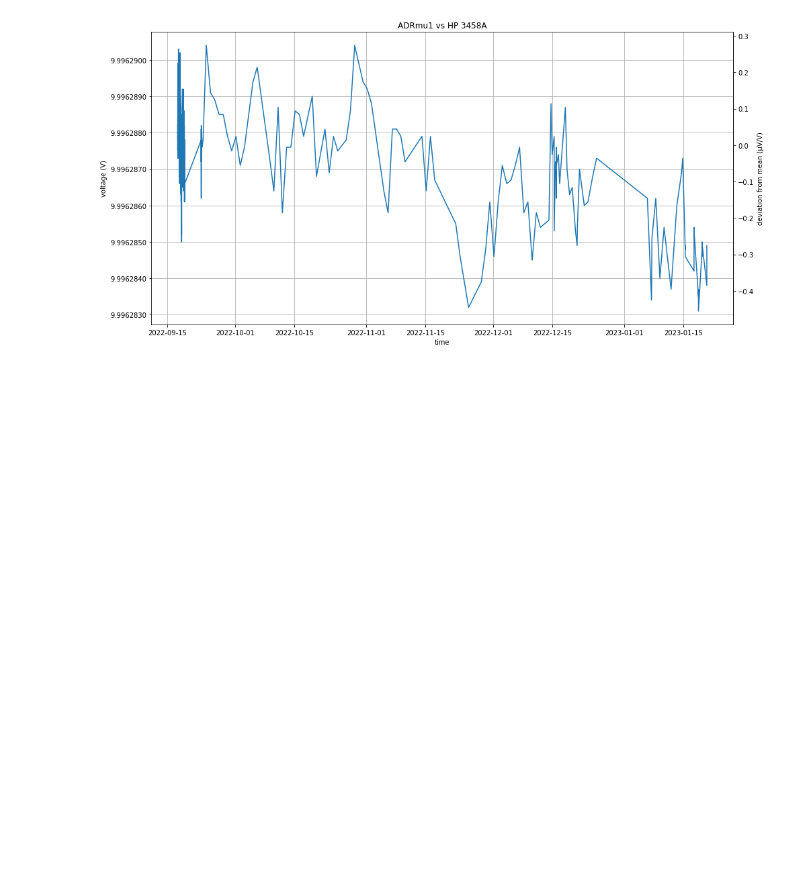
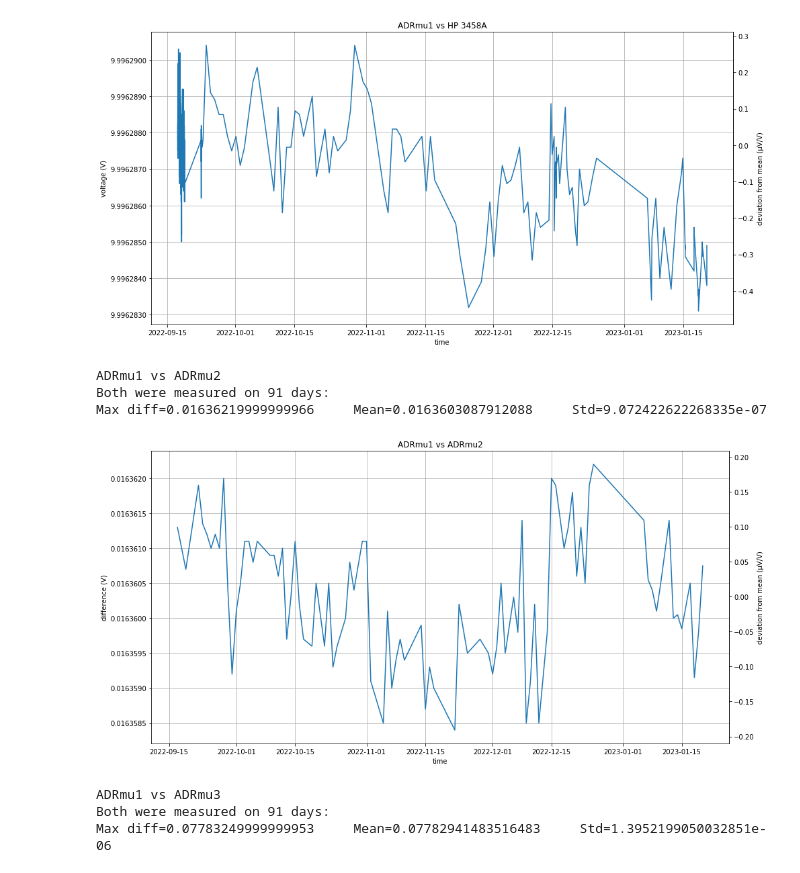
Before and after one commit to marcoreps/ADRmu, a Jupyter notebook: results/ADRmu1.ipynb, the cells around one changed output. Saved outputs shown, nothing was run; the diff lists cells and outputs as text; code cells hidden in the pictures; blank space fills up the shorter version.

```diff
--- a/results/ADRmu1.ipynb
+++ b/results/ADRmu1.ipynb
@@ -5,11 +5,12 @@ from matplotlib.ticker import FormatStrFormatter
 
 # Fetch data
 columns = ["Time", "3458A"]
-raw=pd.read_csv("https://raw.githubusercontent.com/marcoreps/multiinstrumentalist/master/csv/ADRmu1-3458A.csv", usecols=columns)
+dut="ADRmu1"
+raw=pd.read_csv("https://raw.githubusercontent.com/marcoreps/multiinstrumentalist/master/csv/"+dut+"-3458A.csv", usecols=columns)
 
 # Use datetime as index
-raw[columns[0]] = pd.to_datetime(raw[columns[0]])
-raw = raw.set_index(pd.DatetimeIndex(raw[columns[0]]))
+raw["Time"] = pd.to_datetime(raw["Time"])
+raw = raw.set_index(pd.DatetimeIndex(raw["Time"]))
 raw = raw.drop('Time', axis=1)
 
 # Print some stats
@@ -31,7 +32,7 @@ def from_ppm(x):
 plt.rcParams["figure.figsize"] = [14, 7]
 fig, ax = plt.subplots()
 ax.grid()
-ax.set(xlabel='time', ylabel='voltage (V)', title='ADRmu1 vs HP 3458A')
+ax.set(xlabel='time', ylabel='voltage (V)', title=dut+' vs HP 3458A')
 ax.plot(raw)
 
 # Set up a secondary Y-axis
@@ -44,3 +45,74 @@ plt.show()
 We have 125 days 01:56:45 worth of data for this one:
 Points=1581 Min=9.9962831 Max=9.996290400000001 Mean=9.996287658127786 Std=1.1002612055156523e-06
 [figure]
+# %%
+import pandas as pd
+import matplotlib.pyplot as plt
+from matplotlib.ticker import FormatStrFormatter
+
+def MUvsMU(dut1, dut2):
+    print(dut1+' vs '+dut2)
+
+    # Fetch data
+    columns = ["Time", "3458A"]
+    DUT_one=pd.read_csv("https://raw.githubusercontent.com/marcoreps/multiinstrumentalist/master/csv/"+dut1+"-3458A.csv", usecols=columns)
+    DUT_two=pd.read_csv("https://raw.githubusercontent.com/marcoreps/multiinstrumentalist/master/csv/"+dut2+"-3458A.csv", usecols=columns)
+
+    # Use datetime as index
+    DUT_one["Time"] = pd.to_datetime(DUT_one["Time"])
+    DUT_one = DUT_one.set_index(pd.DatetimeIndex(DUT_one["Time"]))
+    DUT_one = DUT_one.drop('Time', axis=1)
+    DUT_one = DUT_one.rename(columns={"3458A": "one"})
+
+    # Resample to one daily value
+    daily_one = DUT_one.resample("d").median()
+
+    DUT_two["Time"] = pd.to_datetime(DUT_two["Time"])
+    DUT_two = DUT_two.set_index(pd.DatetimeIndex(DUT_two["Time"]))
+    DUT_two = DUT_two.drop('Time', axis=1)
+    DUT_two = DUT_two.rename(columns={"3458A": "two"})
+    daily_two = DUT_two.resample("d").median()
+
+    # Join one and two based on day
+    both = daily_one.join(daily_two, on="Time")
+    both= both.dropna()
+    both["diff"] = abs(both["one"] - both["two"])
+
+    #Print some stats
+    print("Both were measured on "+str(len(both))+" days:")
+    print("Max diff="+str(both["diff"].max())+" \
+    Mean="+str(both["diff"].mean())+" \
+    Std="+str(both["diff"].std()))
+
+    # Conversion functions for secondary Y-axis
+    def to_ppm(x):
+        return (x-both["diff"].mean())/.00001
+
+    def from_ppm(x):
+        return x*.00001+both["diff"].mean()
+
+    # Set up a plot
+    plt.rcParams["figure.figsize"] = [14, 7]
+    fig, ax = plt.subplots()
+    ax.grid()
+    ax.set(xlabel='time', ylabel='difference (V)', title=dut1+' vs '+dut2)
+    ax.plot(both["diff"])
+
+    # Set up a secondary Y-axis
+    secax = ax.secondary_yaxis('right', functions=(to_ppm, from_ppm))
+    secax.set_ylabel('deviation from mean (µV/V)')
+    ax.yaxis.set_major_formatter(FormatStrFormatter('%.7f'))
+
+    plt.show()
+
+MUvsMU("ADRmu1", "ADRmu2")
+MUvsMU("ADRmu1", "ADRmu3")
+MUvsMU("ADRmu1", "ADRmu4")
+# %% [output]
+ADRmu1 vs ADRmu2
+Both were measured on 91 days:
+Max diff=0.01636219999999966     Mean=0.0163603087912088     Std=9.072422622268335e-07
+[figure, added]
+ADRmu1 vs ADRmu3
+Both were measured on 91 days:
+Max diff=0.07783249999999953     Mean=0.07782941483516483     Std=1.3952199050032851e-06
```
Also changed, not shown: parts of 1 cell of this notebook.
